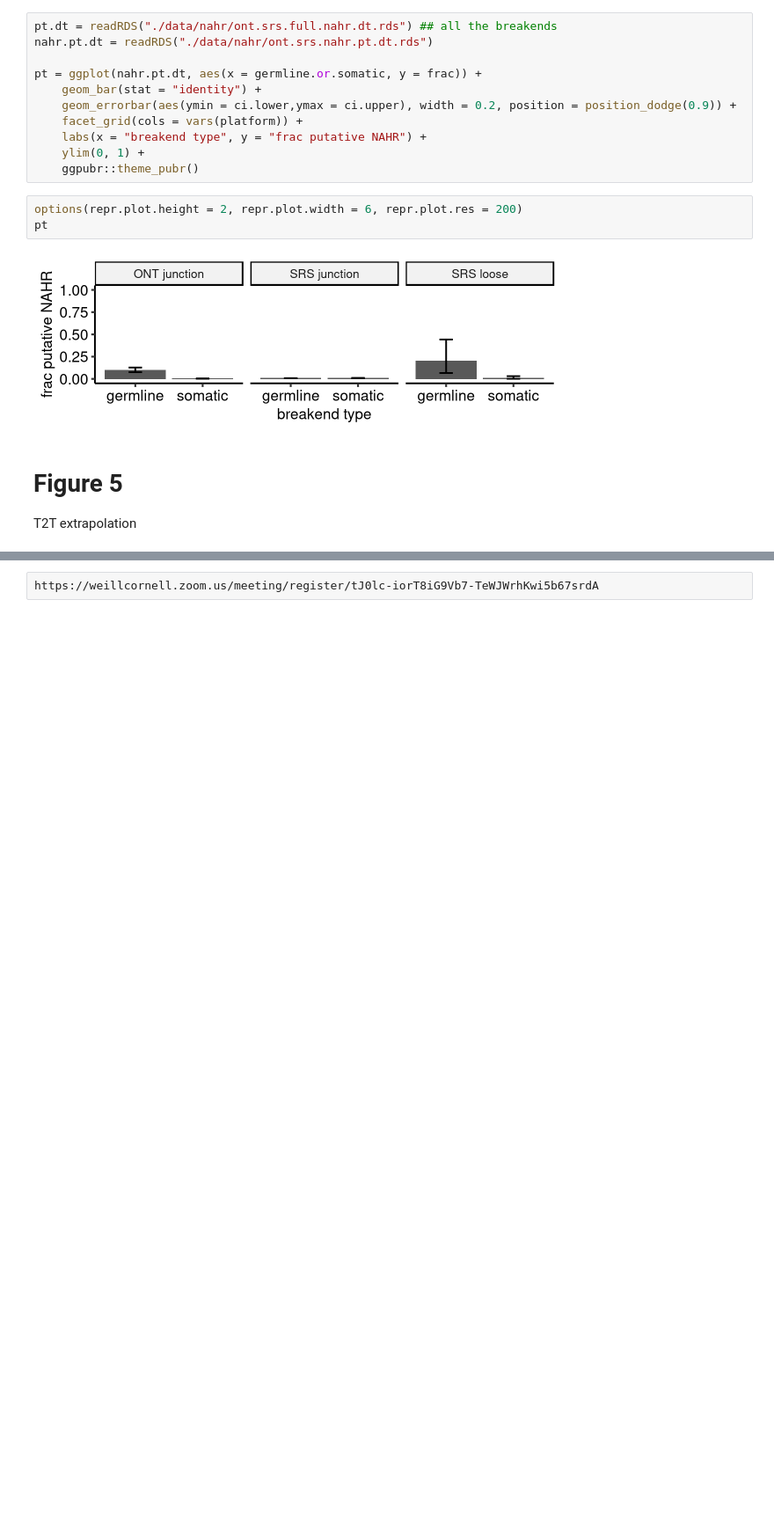
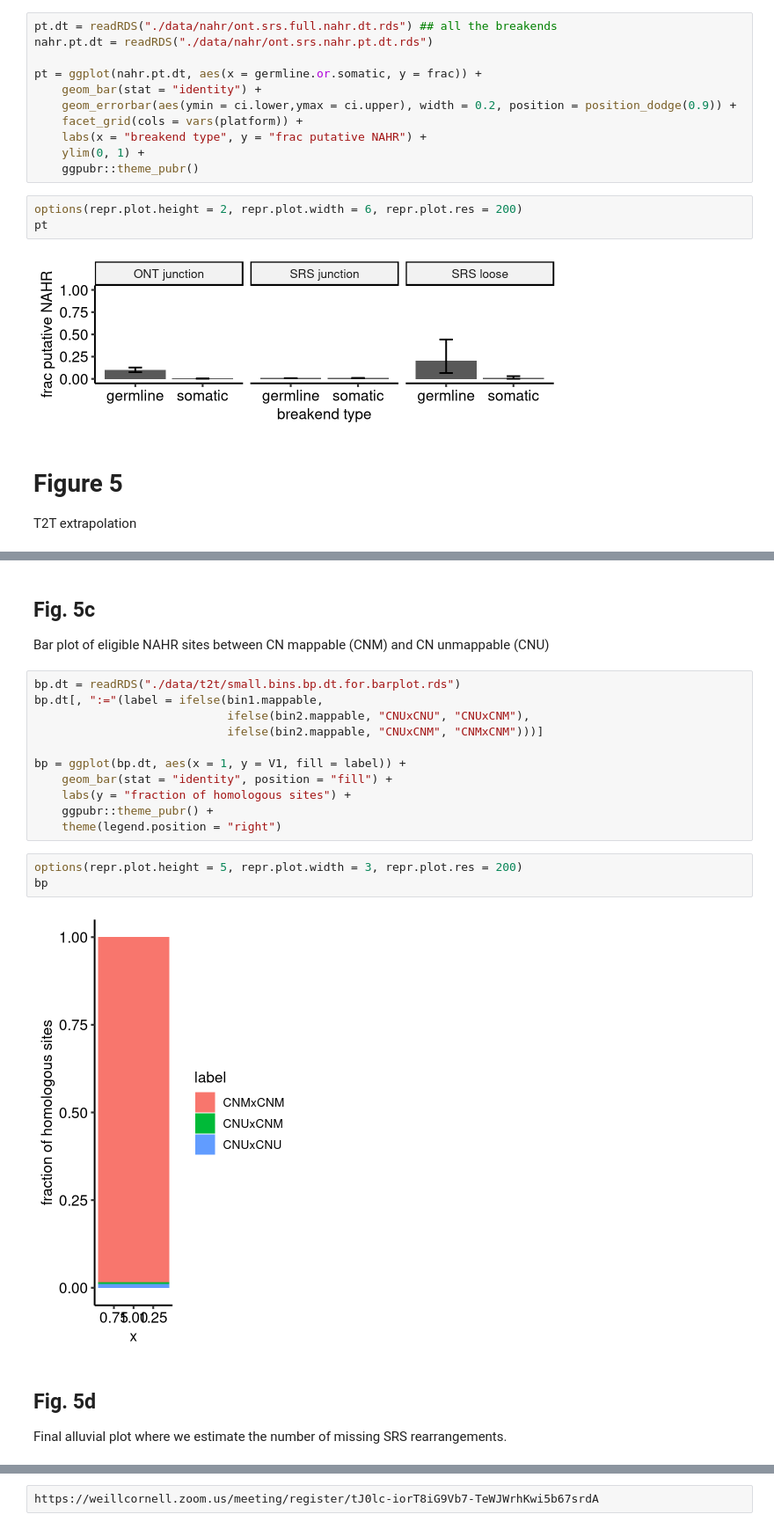
Before and after one commit to mskilab/loose_ends_2023, a Jupyter notebook: notebooks/figures.ipynb, the cells around one changed output, grey strips where cells are left out. Shown at 88% size. Saved outputs shown, nothing was run; the diff lists cells and outputs as text; blank space fills up the shorter version.

```diff
--- a/notebooks/figures.ipynb
+++ b/notebooks/figures.ipynb
@@ -741,0 +828,22 @@ T2T extrapolation
+# %% [markdown]
+## Fig. 5c
+Bar plot of eligible NAHR sites between CN mappable (CNM) and CN unmappable (CNU)
+# %%
+bp.dt = readRDS("./data/t2t/small.bins.bp.dt.for.barplot.rds")
+bp.dt[, ":="(label = ifelse(bin1.mappable,
+                            ifelse(bin2.mappable, "CNUxCNU", "CNUxCNM"),
+                            ifelse(bin2.mappable, "CNUxCNM", "CNMxCNM")))]
+
+bp = ggplot(bp.dt, aes(x = 1, y = V1, fill = label)) +
+    geom_bar(stat = "identity", position = "fill") +
+    labs(y = "fraction of homologous sites") +
+    ggpubr::theme_pubr() +
+    theme(legend.position = "right")
+# %%
+options(repr.plot.height = 5, repr.plot.width = 3, repr.plot.res = 200)
+bp
+# %% [output]
+[figure, added]
+# %% [markdown]
+## Fig. 5d
+Final alluvial plot where we estimate the number of missing SRS rearrangements.
```
Also changed, not shown: parts of 10 cells of this notebook.
